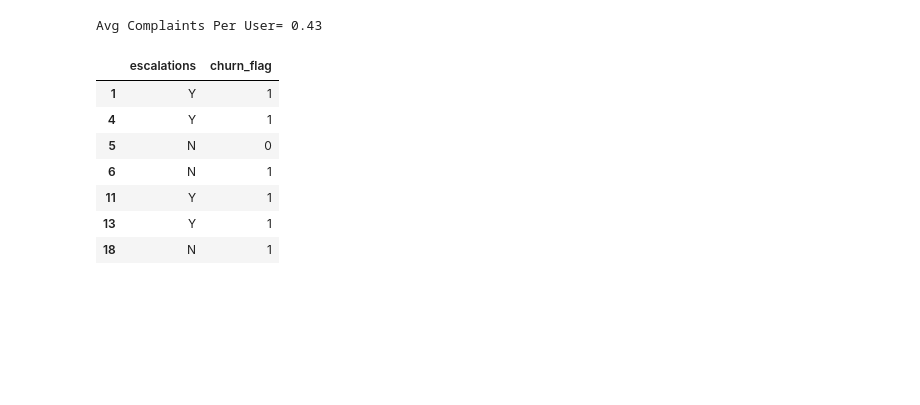
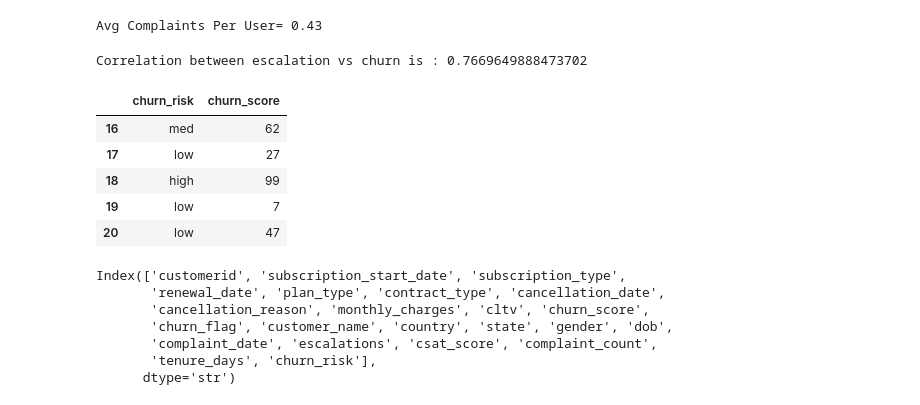
Before and after one commit to PranaliKunake/Churn_Analysis_Project, a Jupyter notebook: project.ipynb, the cells around one changed output. Saved outputs shown, nothing was run; the diff lists cells and outputs as text; code cells hidden in the pictures; blank space fills up the shorter version.

```diff
--- a/project.ipynb
+++ b/project.ipynb
@@ -440,13 +431,12 @@ print("Avg Complaints Per User=", round(avg_complaints, 2))
 Avg Complaints Per User= 0.43
 # %%
 #10. Correaltion Escalation vs churn
-df[['escalations','churn_flag']].dropna()
+
+#encoding string to int type
+df['escalations']= np.where(df['escalations'] == 'Y', 1,0)
+
+corr_df =df[['escalations','churn_flag']].dropna()
+correlation= corr_df['escalations'].corr(df['churn_flag'])
+print("Correlation between escalation vs churn is :",correlation)
 # %% [output]
-|  | escalations | churn_flag |
-| 1 | Y | 1 |
-| 4 | Y | 1 |
-| 5 | N | 0 |
-| 6 | N | 1 |
-| 11 | Y | 1 |
-| 13 | Y | 1 |
-| 18 | N | 1 |
+Correlation between escalation vs churn is : 0.7669649888473702
@@ -452,0 +452,9 @@ df[['escalations','churn_flag']].dropna()
+# %%
+df[['churn_risk','churn_score']].tail()
+# %% [output]
+|  | churn_risk | churn_score |
+| 16 | med | 62 |
+| 17 | low | 27 |
+| 18 | high | 99 |
+| 19 | low | 7 |
+| 20 | low | 47 |
@@ -452,0 +465,10 @@ df[['escalations','churn_flag']].dropna()
+# %%
+df_visual.columns
+# %% [output]
+Index(['customerid', 'subscription_start_date', 'subscription_type',
+       'renewal_date', 'plan_type', 'contract_type', 'cancellation_date',
+       'cancellation_reason', 'monthly_charges', 'cltv', 'churn_score',
+       'churn_flag', 'customer_name', 'country', 'state', 'gender', 'dob',
+       'complaint_date', 'escalations', 'csat_score', 'complaint_count',
+       'tenure_days', 'churn_risk'],
+      dtype='str')
```
Also changed, not shown: parts of 8 cells of this notebook.
